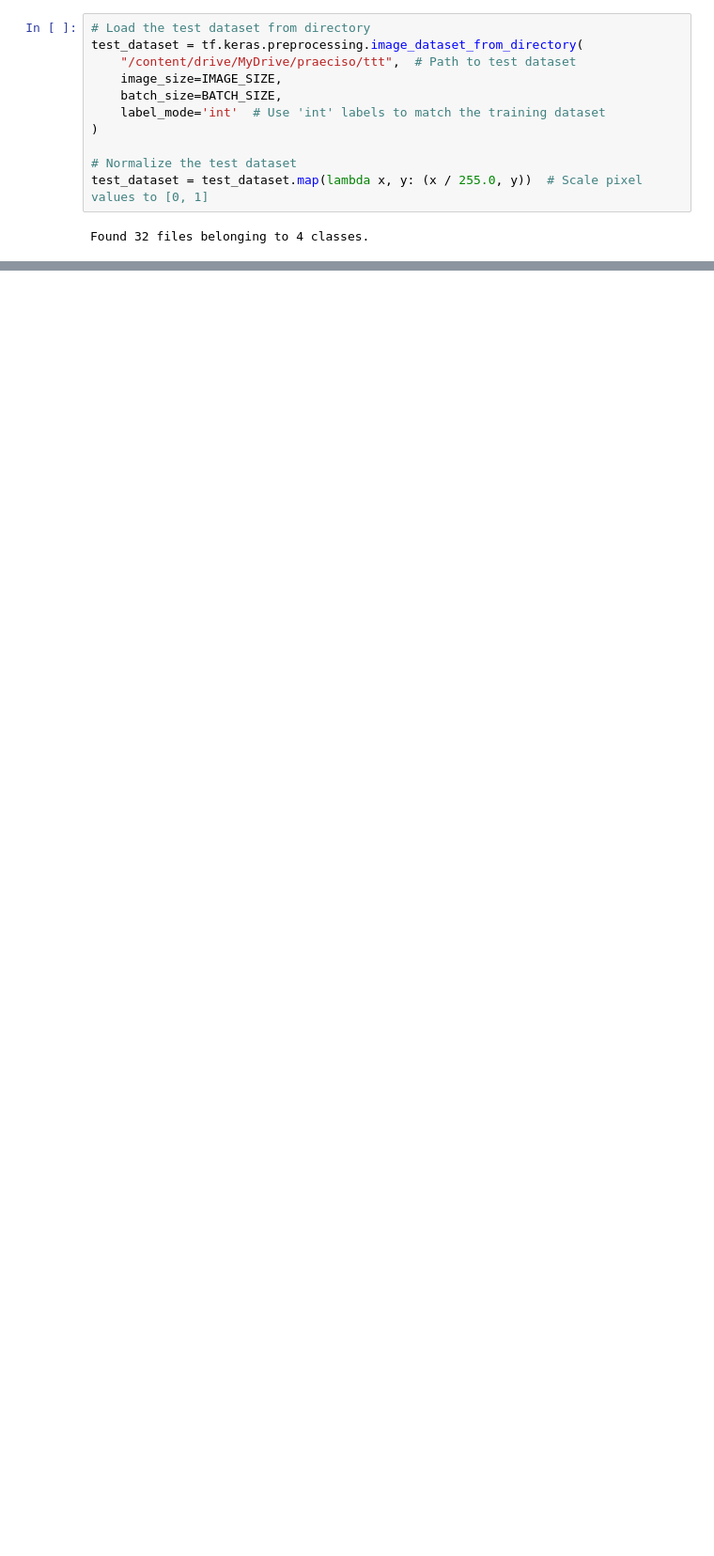
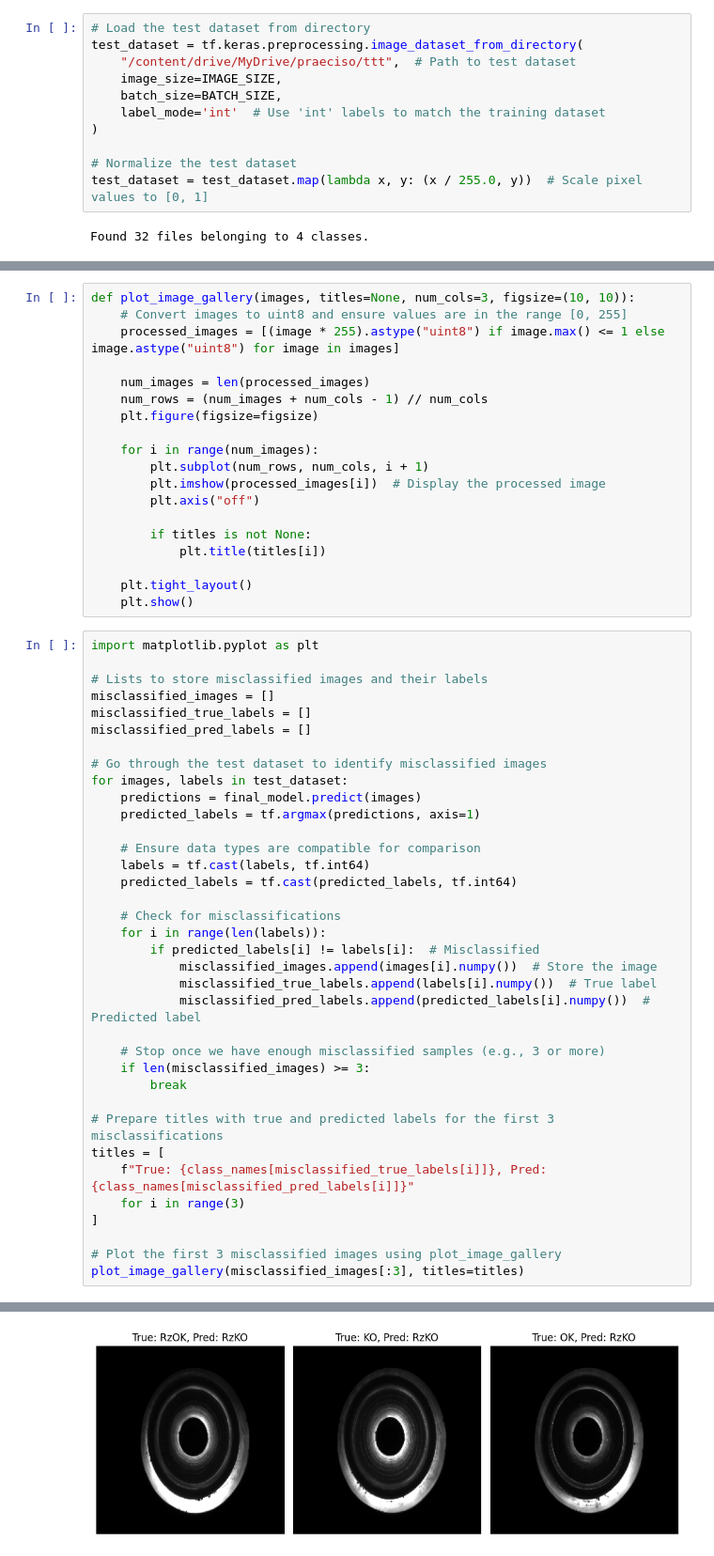
Before and after one commit to arminak6/Control-Quality, a Jupyter notebook: Code/Model/main.ipynb, the cells around one changed output, grey strips where cells are left out. Shown: that part at 94% size. Saved outputs shown, nothing was run; the diff lists cells and outputs as text; blank space fills up the shorter version.

Commit message:
Plot misclassified samples

```diff
--- a/Code/Model/main.ipynb
+++ b/Code/Model/main.ipynb
@@ -575,0 +381,56 @@ Test Accuracy: 0.25
+# %%
+def plot_image_gallery(images, titles=None, num_cols=3, figsize=(10, 10)):
+    # Convert images to uint8 and ensure values are in the range [0, 255]
+    processed_images = [(image * 255).astype("uint8") if image.max() <= 1 else image.astype("uint8") for image in images]
+
+    num_images = len(processed_images)
+    num_rows = (num_images + num_cols - 1) // num_cols
+    plt.figure(figsize=figsize)
+
+    for i in range(num_images):
+        plt.subplot(num_rows, num_cols, i + 1)
+        plt.imshow(processed_images[i])  # Display the processed image
+        plt.axis("off")
+
+        if titles is not None:
+            plt.title(titles[i])
+
+    plt.tight_layout()
+    plt.show()
+# %%
+import matplotlib.pyplot as plt
+
+# Lists to store misclassified images and their labels
+misclassified_images = []
+misclassified_true_labels = []
+misclassified_pred_labels = []
+
+# Go through the test dataset to identify misclassified images
+for images, labels in test_dataset:
+    predictions = final_model.predict(images)
+    predicted_labels = tf.argmax(predictions, axis=1)
+
+    # Ensure data types are compatible for comparison
+    labels = tf.cast(labels, tf.int64)
+    predicted_labels = tf.cast(predicted_labels, tf.int64)
+
+    # Check for misclassifications
+    for i in range(len(labels)):
+        if predicted_labels[i] != labels[i]:  # Misclassified
+            misclassified_images.append(images[i].numpy())  # Store the image
+            misclassified_true_labels.append(labels[i].numpy())  # True label
+            misclassified_pred_labels.append(predicted_labels[i].numpy())  # Predicted label
+
+    # Stop once we have enough misclassified samples (e.g., 3 or more)
+    if len(misclassified_images) >= 3:
+        break
+
+# Prepare titles with true and predicted labels for the first 3 misclassifications
+titles = [
+    f"True: {class_names[misclassified_true_labels[i]]}, Pred: {class_names[misclassified_pred_labels[i]]}"
+    for i in range(3)
+]
+
+# Plot the first 3 misclassified images using plot_image_gallery
+plot_image_gallery(misclassified_images[:3], titles=titles)
+# %% [output]
@@ -575,0 +438 @@ Test Accuracy: 0.25
+[figure, added]
```
Also changed, not shown: parts of 14 cells of this notebook.
